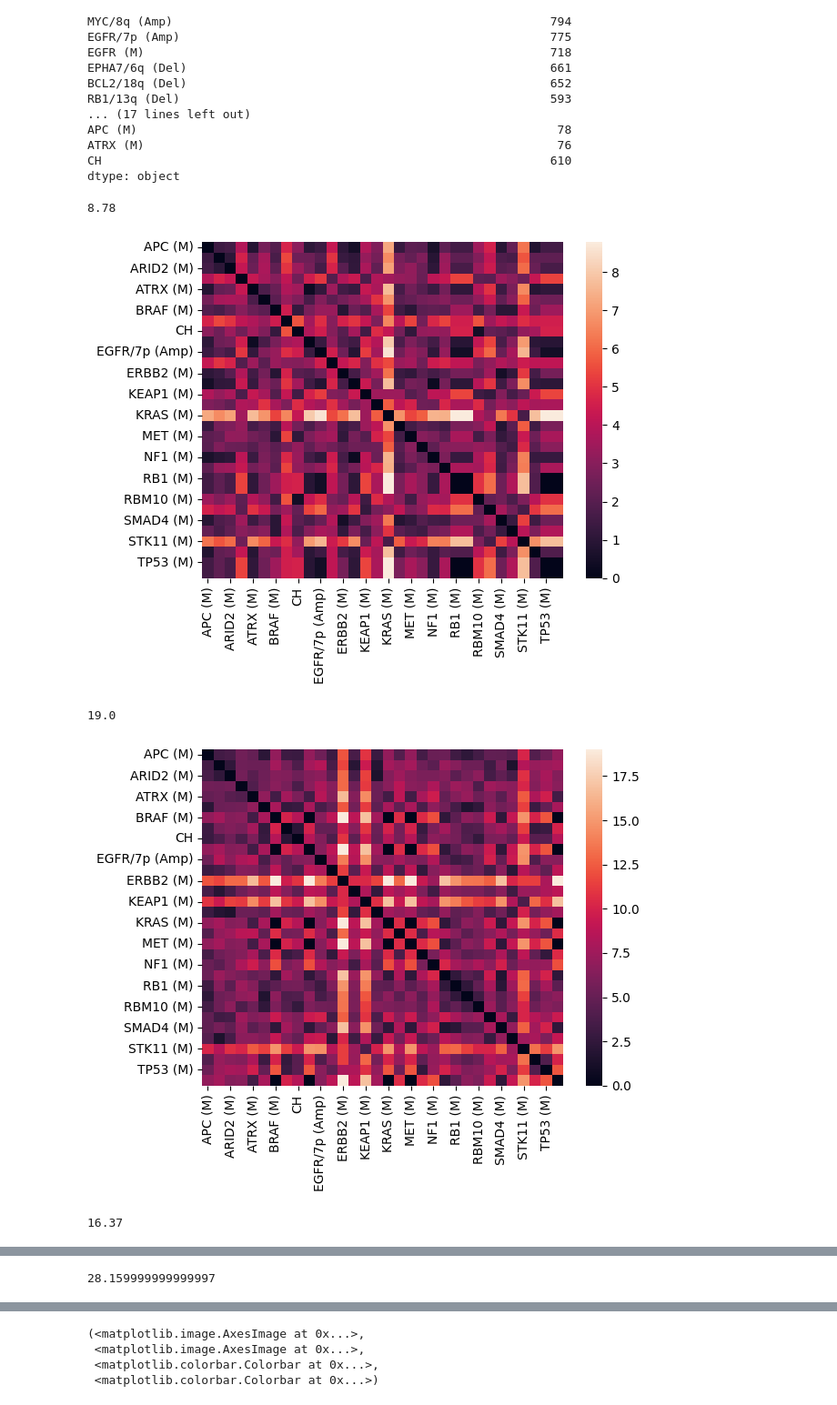
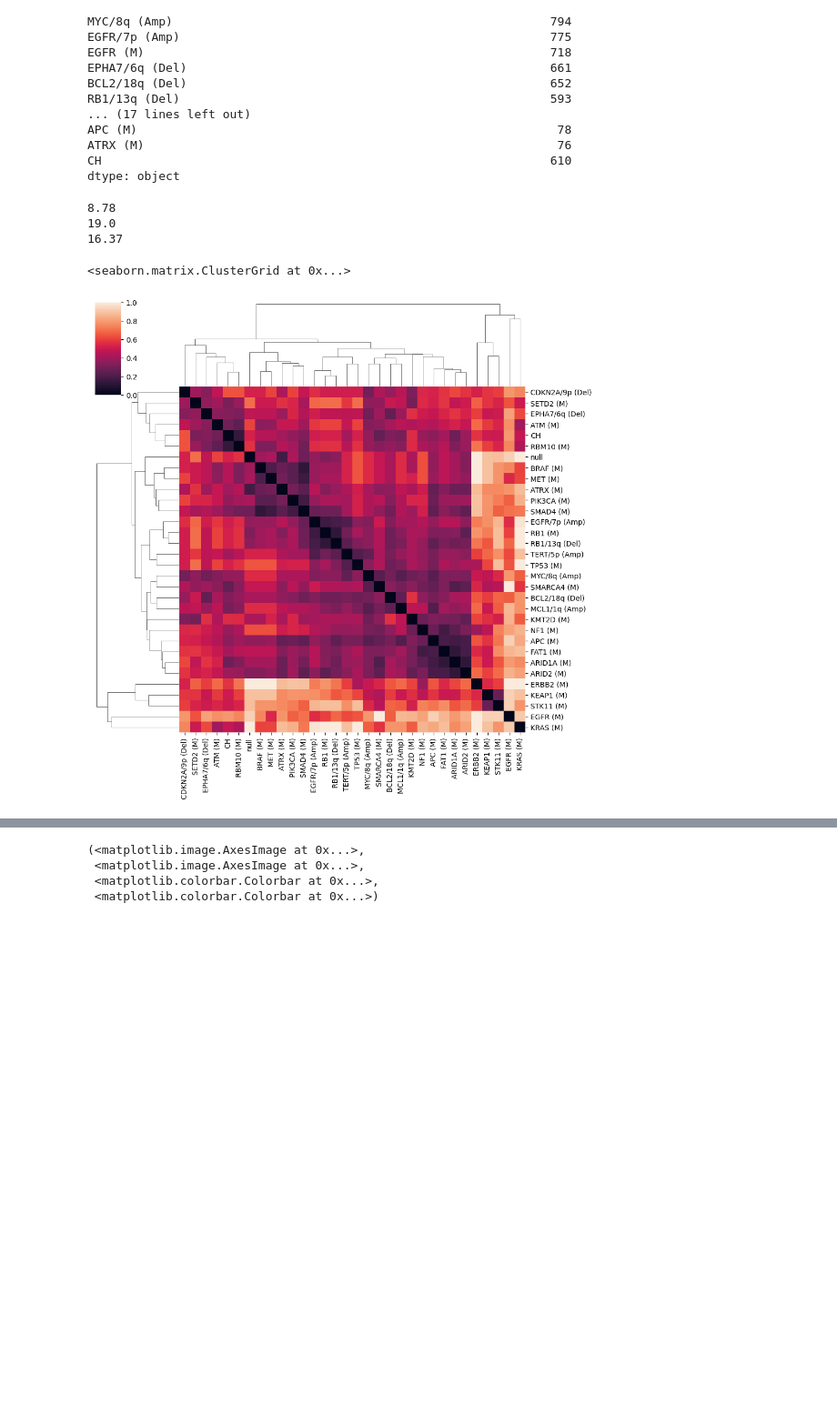
Before and after one commit to MichaelBonart/BachelorThesis, a Jupyter notebook: src/genie16_analysis.ipynb, the cells around one changed output, grey strips where cells are left out. Shown at 91% size. Cells and saved outputs as stored; diff of their text form; code cells hidden in the pictures; blank space fills up the shorter version.

```diff
--- a/src/genie16_analysis.ipynb
+++ b/src/genie16_analysis.ipynb
@@ -70,7 +70,7 @@ check if mbonart_checkpoints/edm_50acc87c6c830/TP53M_MCL11qAmp_TERT5pAmp_KRASM
 # %% [markdown]
 Analyse dataset for test events chosen by biological function
 # %%
-test_event_sets=[['TP53 (M)', 'RB1 (M)', 'RB1/13q (Del)'],['EGFR (M)', 'MET (M)', 'KRAS (M)', 'BRAF (M)'], ['STK11 (M)', 'KEAP1 (M)']   ,['STK11 (M)', 'KEAP1 (M)','KRAS (M)']]
+test_event_sets=[['TP53 (M)', 'RB1 (M)', 'RB1/13q (Del)'],['EGFR (M)', 'MET (M)', 'KRAS (M)', 'BRAF (M)'], ['STK11 (M)', 'KEAP1 (M)'] ]#  ,['STK11 (M)', 'KEAP1 (M)','KRAS (M)']]
 dist_measurers=[]
 
 
@@ -131,26 +133,26 @@ dtype: object
 # %%
 max_dist=dist_measurers[0]._dist_mat*0
 #sns.heatmap(max_dist)
 #plt.show()
 for dist_m in dist_measurers:
     dist_m._dist_mat.sort_index(axis=0, inplace=True)
     dist_m._dist_mat.sort_index(axis=1, inplace=True)
 
-    sns.heatmap(dist_m._dist_mat)
+    #sns.heatmap(dist_m._dist_mat)
     norm_c=dist_m._dist_mat.values.max()
     print(norm_c)
 
     norm_dist=dist_m._dist_mat*(1/norm_c)
     max_dist = np.maximum(max_dist ,norm_dist)
 
-    plt.show()
+    #plt.show()
     #sns.heatmap(max_dist)
     #plt.show()
 
 sns.clustermap(max_dist)
 # %% [output]
 8.78
+19.0
+16.37
+<seaborn.matrix.ClusterGrid at 0x...>
-[figure, old version]
+[figure, new version]
-19.0
-[figure, removed]
-16.37
@@ -158 +158,0 @@ sns.clustermap(max_dist)
-28.159999999999997
```
Also changed, not shown: parts of 3 cells of this notebook, 4 other files.
